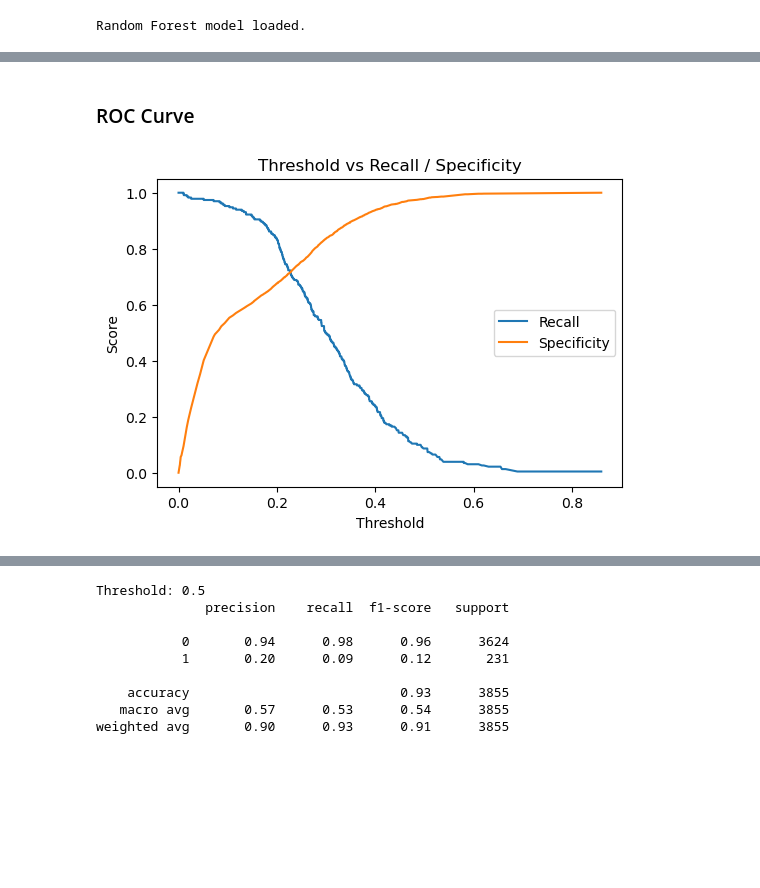
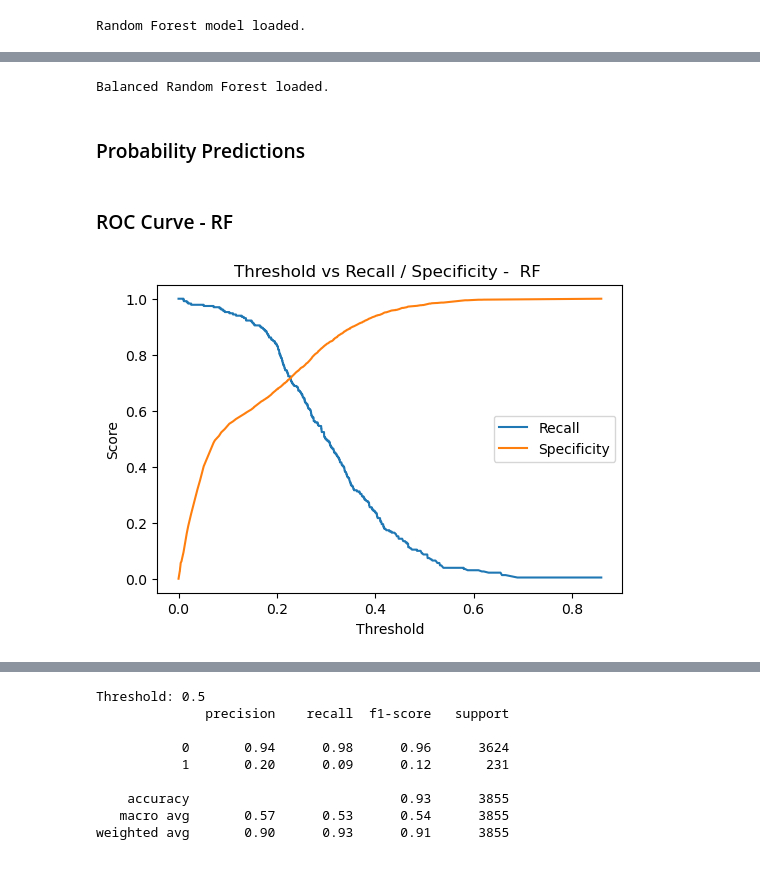
Before and after one commit to AmalSatheesan/Vehicle_Insurance_Claim_Fraud_Detection, a Jupyter notebook: notebooks/05_model_evaluation.ipynb, the cells around one changed output, grey strips where cells are left out. Cells and saved outputs as stored; diff of their text form; code cells hidden in the pictures; blank space fills up the shorter version.

```diff
--- a/notebooks/05_model_evaluation.ipynb
+++ b/notebooks/05_model_evaluation.ipynb
@@ -40 +44,13 @@ Random Forest model loaded.
+# %%
+import joblib
+
+brf_model = joblib.load(
+    "../models/balanced_random_forest.pkl"
+)
+
+print("Balanced Random Forest loaded.")
+# %% [output]
+Balanced Random Forest loaded.
+# %% [markdown]
+### Probability Predictions
 # %%
@@ -44,17 +64,17 @@ y_prob = rf_model.predict_proba(X_test)[:, 1]
 # %% [markdown]
-### ROC Curve
+### ROC Curve - RF
 # %%
 from sklearn.metrics import roc_curve
 
 fpr, tpr, thresholds = roc_curve(y_test, y_prob)
 
 plt.figure(figsize=(6,4))
 plt.plot(thresholds, tpr, label="Recall")
 plt.plot(thresholds, 1 - fpr, label="Specificity")
 plt.xlabel("Threshold")
 plt.ylabel("Score")
-plt.title("Threshold vs Recall / Specificity")
+plt.title("Threshold vs Recall / Specificity -  RF ")
 plt.legend()
 plt.show()
 # %% [output]
-[figure, old version]
+[figure, new version]
```
Also changed, not shown: parts of 21 cells of this notebook, 4 other files.
